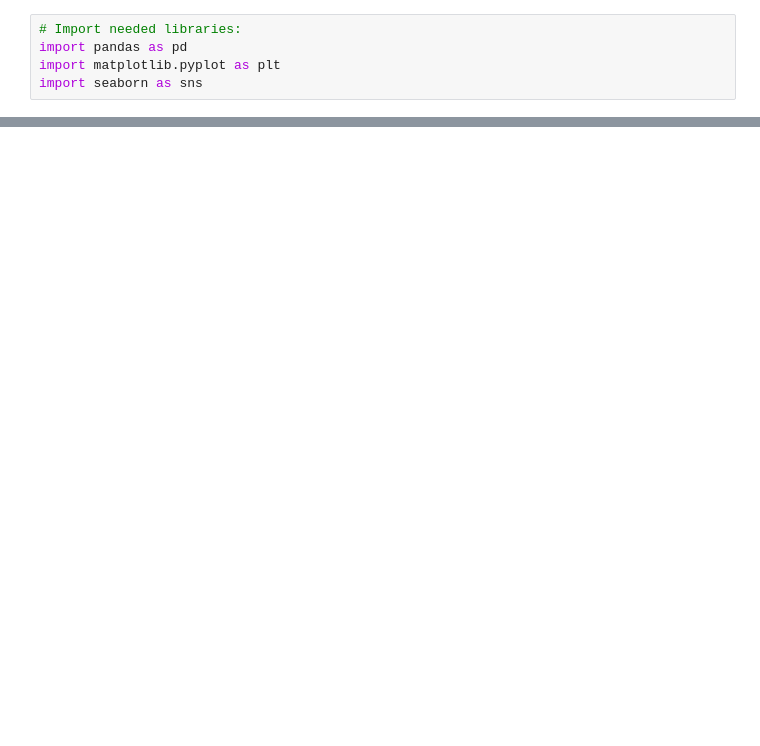
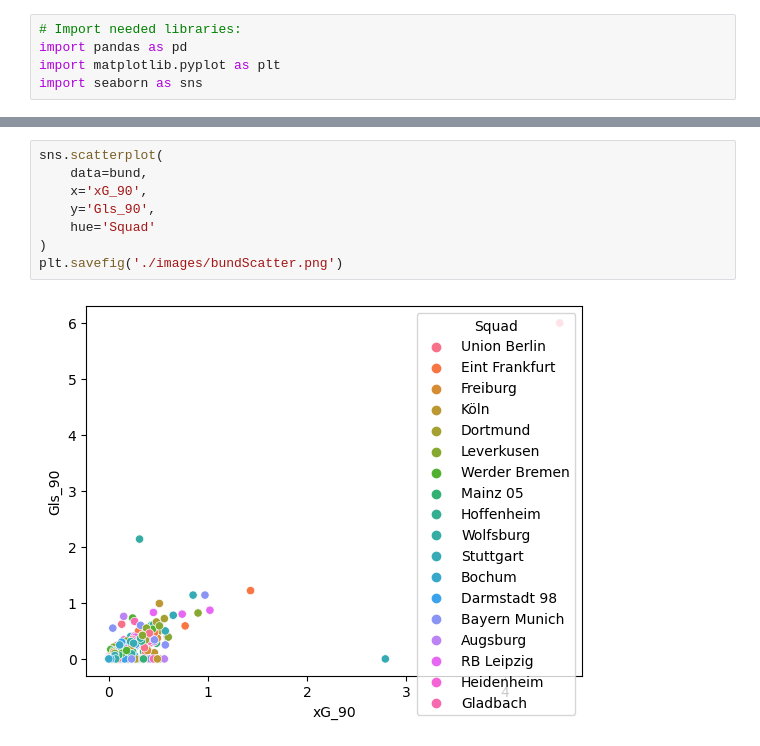
Before and after one commit to D-Walsh33/data-analysis, a Jupyter notebook: Top 5 Players Project/top5.ipynb, the cells around one changed output, grey strips where cells are left out. Saved outputs shown, nothing was run; the diff lists cells and outputs as text; blank space fills up the shorter version.

```diff
--- a/Top 5 Players Project/top5.ipynb
+++ b/Top 5 Players Project/top5.ipynb
@@ -12,0 +46,10 @@ sns.scatterplot(data=df, x='Starts', y='Age')
+# %%
+sns.scatterplot(
+    data=bund,
+    x='xG_90',
+    y='Gls_90',
+    hue='Squad'
+)
+plt.savefig('./images/bundScatter.png')
+# %% [output]
+[figure, added]
```
Also changed, not shown: parts of 10 cells of this notebook, 6 other files.
